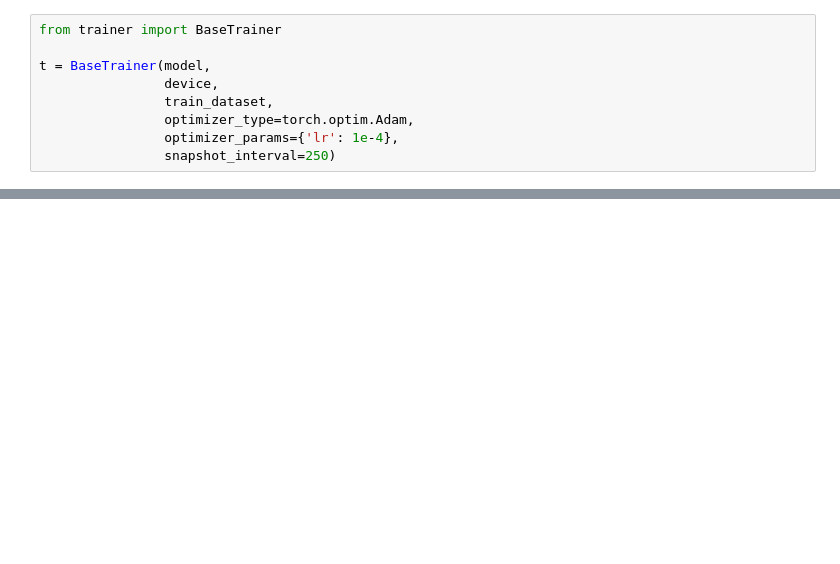
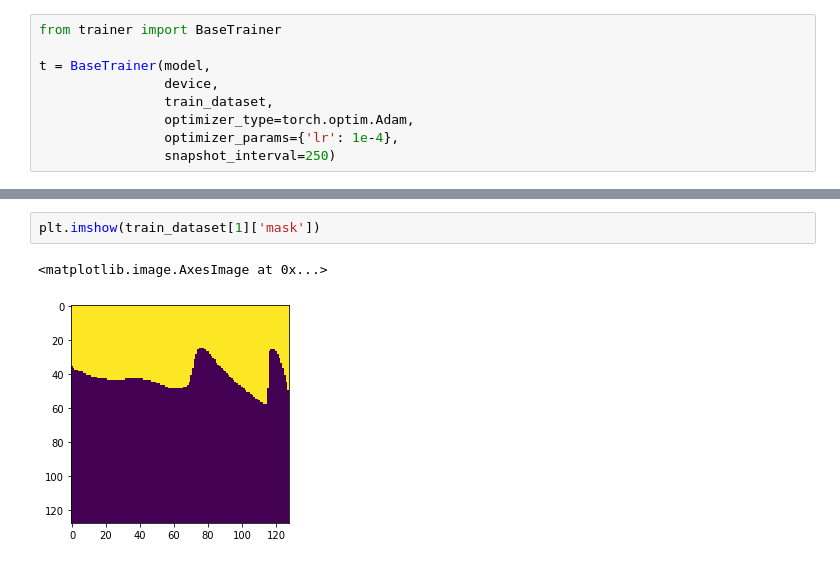
Before and after one commit to HSE-LAMBDA/RheologyReconstruction, a Jupyter notebook: pipeline/demo_local.ipynb, the cells around one changed output, grey strips where cells are left out. Drawn from its saved outputs; the diff is of its cells as text; blank space fills up the shorter version.

```diff
--- a/pipeline/demo_local.ipynb
+++ b/pipeline/demo_local.ipynb
@@ -47,0 +63,5 @@ RuntimeError: CUDA out of memory. Tried to allocate 144.00 MiB (GPU 0; 2.95 GiB
+# %%
+plt.imshow(train_dataset[1]['mask'])
+# %% [output]
+<matplotlib.image.AxesImage at 0x...>
+[figure, added]
```
Also changed, not shown: parts of 7 cells of this notebook, 5 other files.
